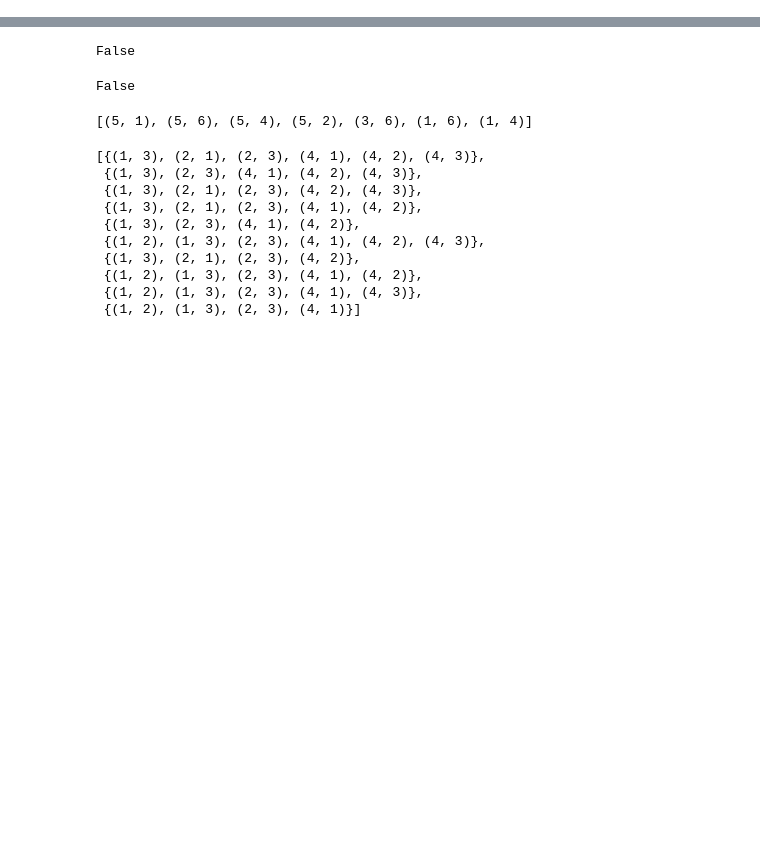
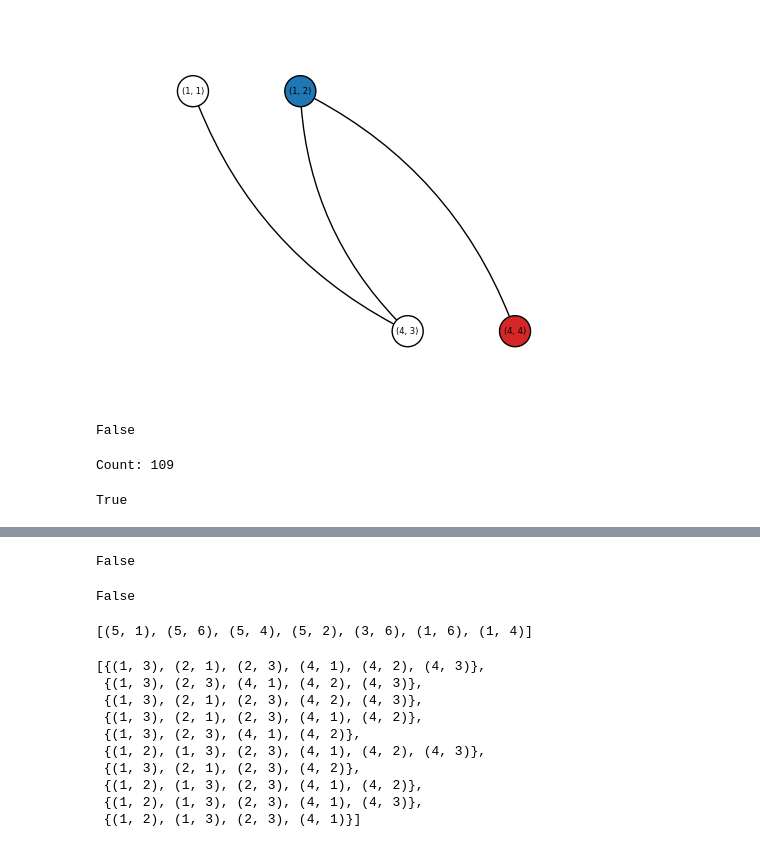
Before and after one commit to YanchuZhang/GC-LiNGAM, a Jupyter notebook: reversal.ipynb, the cells around one changed output, grey strips where cells are left out. Cells and saved outputs as stored; diff of their text form; code cells hidden in the pictures; blank space fills up the shorter version.

```diff
--- a/reversal.ipynb
+++ b/reversal.ipynb
@@ -3,22 +42,26 @@ from utils import *
 # %%
-n = 3
+n = 4
 
 # Generate DAGs
 G1 = nx.DiGraph()
 G2 = nx.DiGraph()
 V = range(1,n+1)
 G1.add_nodes_from(V)
 G2.add_nodes_from(V)
 
 # Edge Sets
-E1 = [(1,2),(2,3)]
-E2 = [(1,2),(1,3)]
-B1 = [(2,3)]
-B2 = [(2,3)]
+E1 = [(1,2),(3,4)]
+E2 = [(2,1),(3,4)]
+B = [(1,2),(1,3),(2,3),(2,4),(3,4)]
 
 # Add Edges
 G1.add_edges_from(E1)
 G2.add_edges_from(E2)
+check_inclusion_full(G1,G2,B,B)
+plot_auxiliary(G1,G2,B,B)
+# %% [output]
+[figure, added]
+False
 # %%
 def random_reverse_edge(edges):
     """
@@ -111,9 +154,10 @@ def find_equivalence_class(edges, confounding, n):
                 queue.append(neighbor)
     return result
 # %%
-n = 4
+n = 5
+count = 0
 for i in range(1000):
-    num_confounding = random.randint(1, 2)
+    num_confounding = random.randint(1, 5)
 
     G1 = random_dag(n,0.3)
     B = random_confounding(n,num_confounding)
@@ -127,12 +171,35 @@ for i in range(1000):
         G_r.add_nodes_from(V)
         G2.add_edges_from(E2)
         G_r.add_edges_from(E_reduced)
-        if check_inclusion_full(G1,G2,B,B) and check_inclusion_full(G2,G1,B,B):
+        if check_inclusion_full(G1,G2,B,B):
+            count = count + 1
             if check_inclusion_full(G1,G_r,B,B) == False:
                 print (E1,E2,B)
                 break
     except Exception:
         continue
+
+print(f"Count: {count}")
+# %% [output]
+Count: 109
+# %%
+n = 4
+count = 0
+num_confounding = random.randint(1, 2)
+G1 = random_dag(n,0.3)
+B = random_confounding(n,num_confounding)
+E1 = G1.edges()
+E2, E_reduced = random_reverse_edge(E1)
+G2 = nx.DiGraph()
+G_r = nx.DiGraph()
+V = range(1,n+1)
+G2.add_nodes_from(V)
+G_r.add_nodes_from(V)
+G2.add_edges_from(E2)
+G_r.add_edges_from(E_reduced)
+check_inclusion_full(G2,G1,B,B)
+# %% [output]
+True
 # %%
 n = 7
 for i in range(10000):
```
Also changed, not shown: parts of 3 cells of this notebook, 3 other files.
